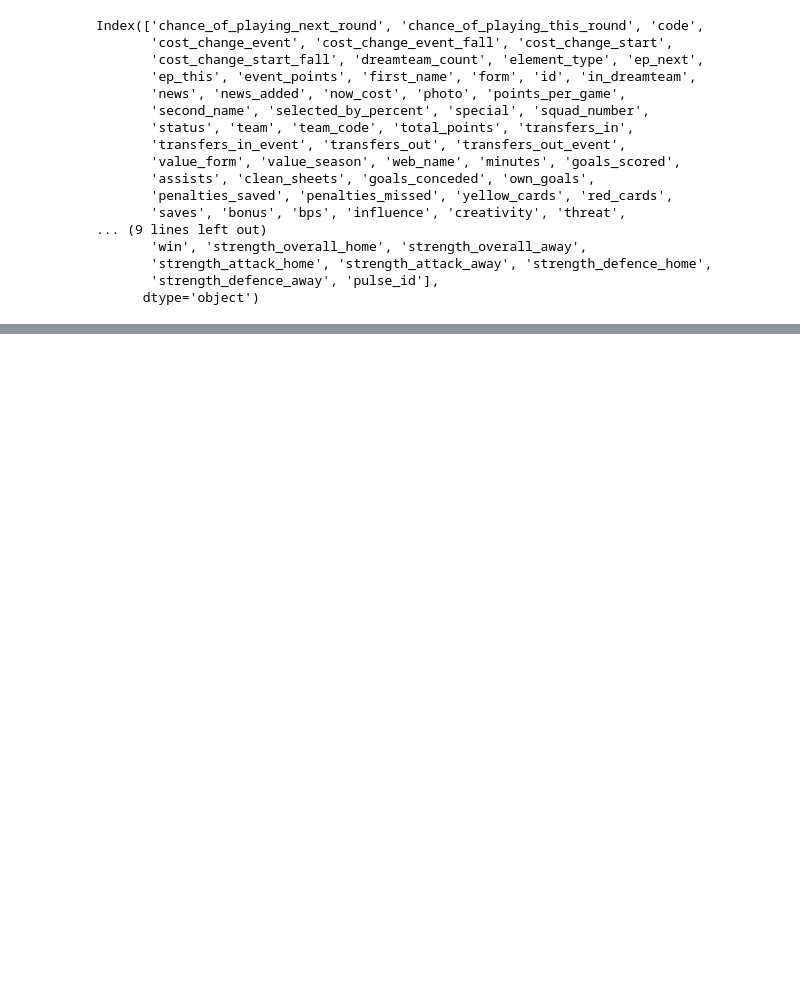
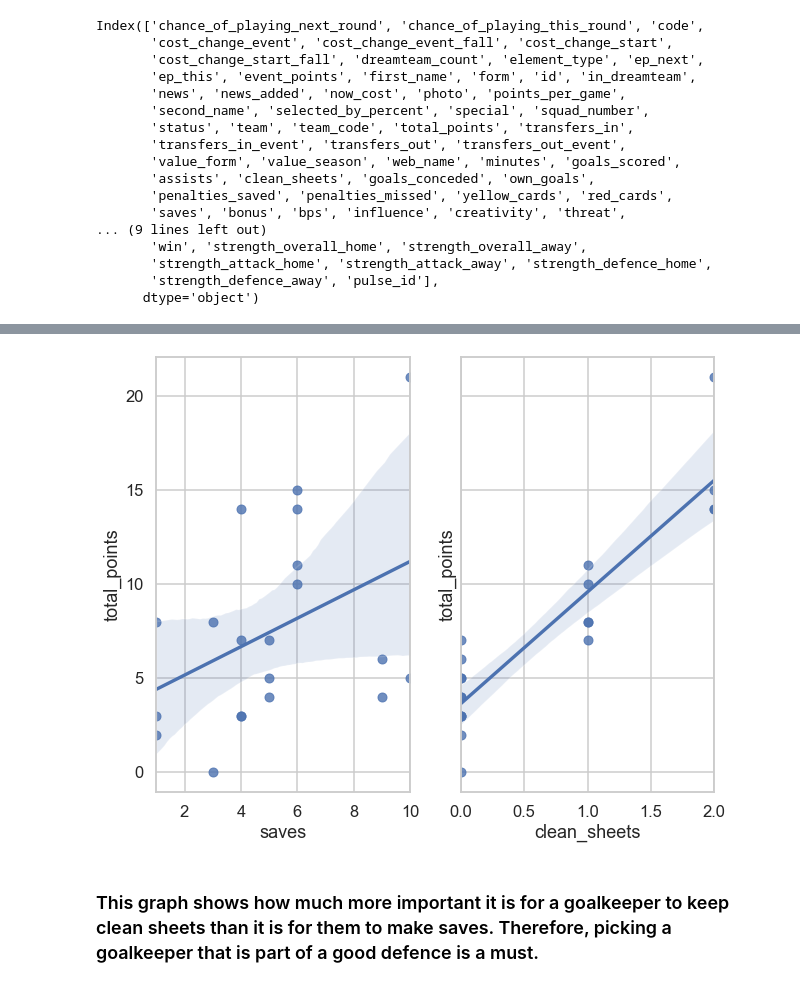
Before and after one commit to aed1988/fpl, a Jupyter notebook: main.ipynb, the cells around one changed output, grey strips where cells are left out. Cells and saved outputs as stored; diff of their text form; code cells hidden in the pictures; blank space fills up the shorter version.

```diff
--- a/main.ipynb
+++ b/main.ipynb
@@ -5,5 +5,4 @@ import numpy as np
 import matplotlib.pyplot as plt
 import seaborn as sns
 # %%
-response = requests.get('https://fantasy.premierleague.com/api/bootstrap-static/')
-json = response.json()
+json = get_json_from_api('https://fantasy.premierleague.com/api/bootstrap-static/')
@@ -39,3 +42,5 @@ elementtypes_df_slim = elememttypes_df[['id', 'singular_name']]
 # %%
 elements_df_merge1 = pd.merge(elements_df, elementtypes_df_slim, how="left", left_on='element_type', right_on='id')
 elements_df_merge2 = pd.merge(elements_df_merge1, teams_df_slim, how='left', left_on='team', right_on='id')
+# %%
+elements_df_merge2.rename(columns={"name": "team2", "singular_name":"pos"}, inplace=True)
@@ -97,0 +106,3 @@ plot_top_of_pos()
+# %%
+gk_data = elements_df_merge2[(elements_df_merge2['pos'] == 'Goalkeeper') & (elements_df_merge2['minutes'] > 0)]
+gk_data_slim = gk_data[['second_name','total_points', 'team', 'clean_sheets', 'saves', 'minutes']]
@@ -97,0 +123,10 @@ plot_top_of_pos()
+# %%
+fig, (ax1, ax2) = plt.subplots(1,2, sharey=True, figsize=(10,8))
+sns.regplot(data=gk_data_slim, y='total_points', x='saves', ax=ax1)
+sns.regplot(data=gk_data_slim, y='total_points', x='clean_sheets', ax=ax2)
+
+plt.show()
+# %% [output]
+[figure, added]
+# %% [markdown]
+### This graph shows how much more important it is for a goalkeeper to keep clean sheets than it is for them to make saves.  Therefore, picking a goalkeeper that is part of a good defence is a must.
```
Also changed, not shown: parts of 13 cells of this notebook, 6 other files.
